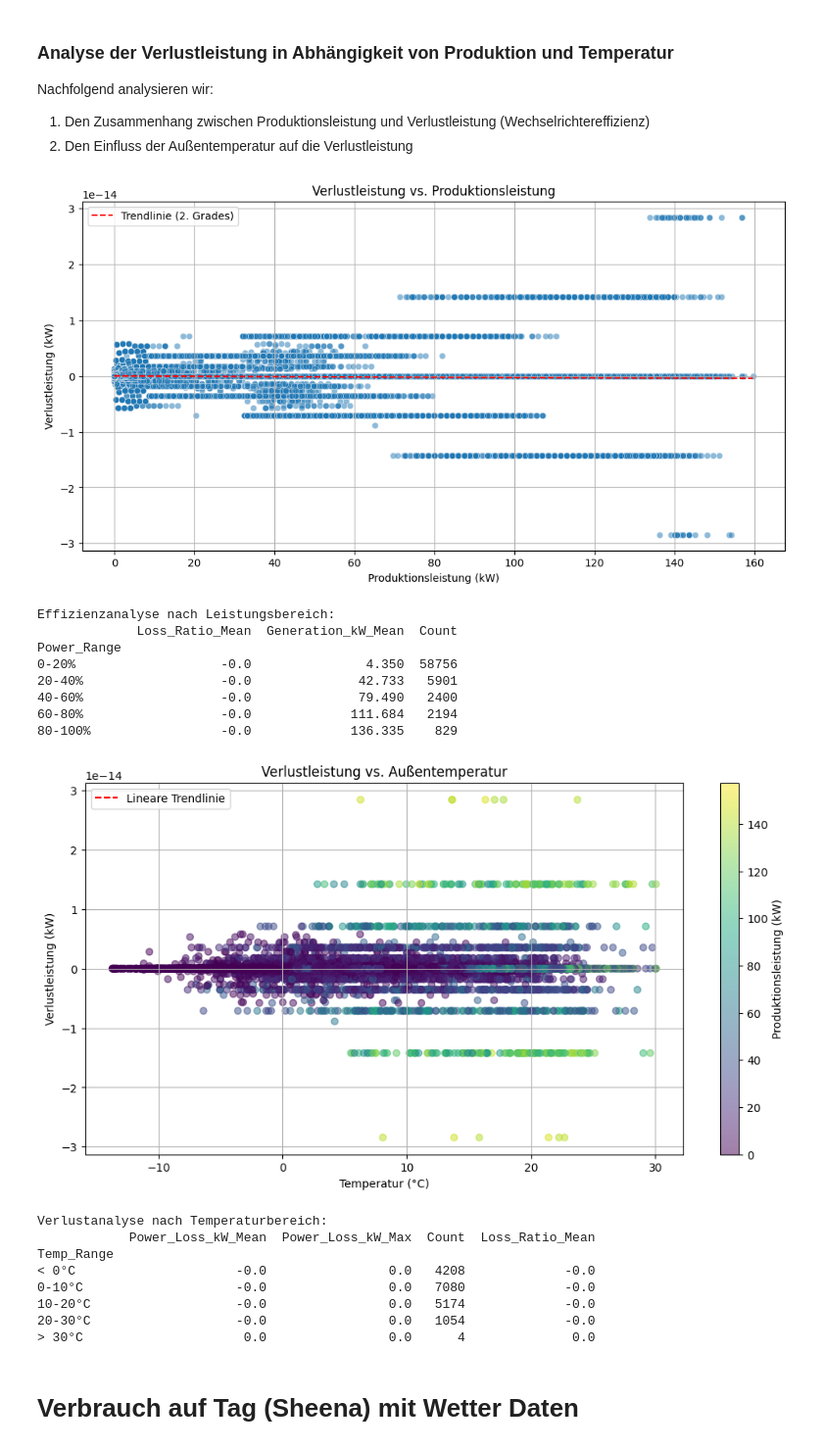
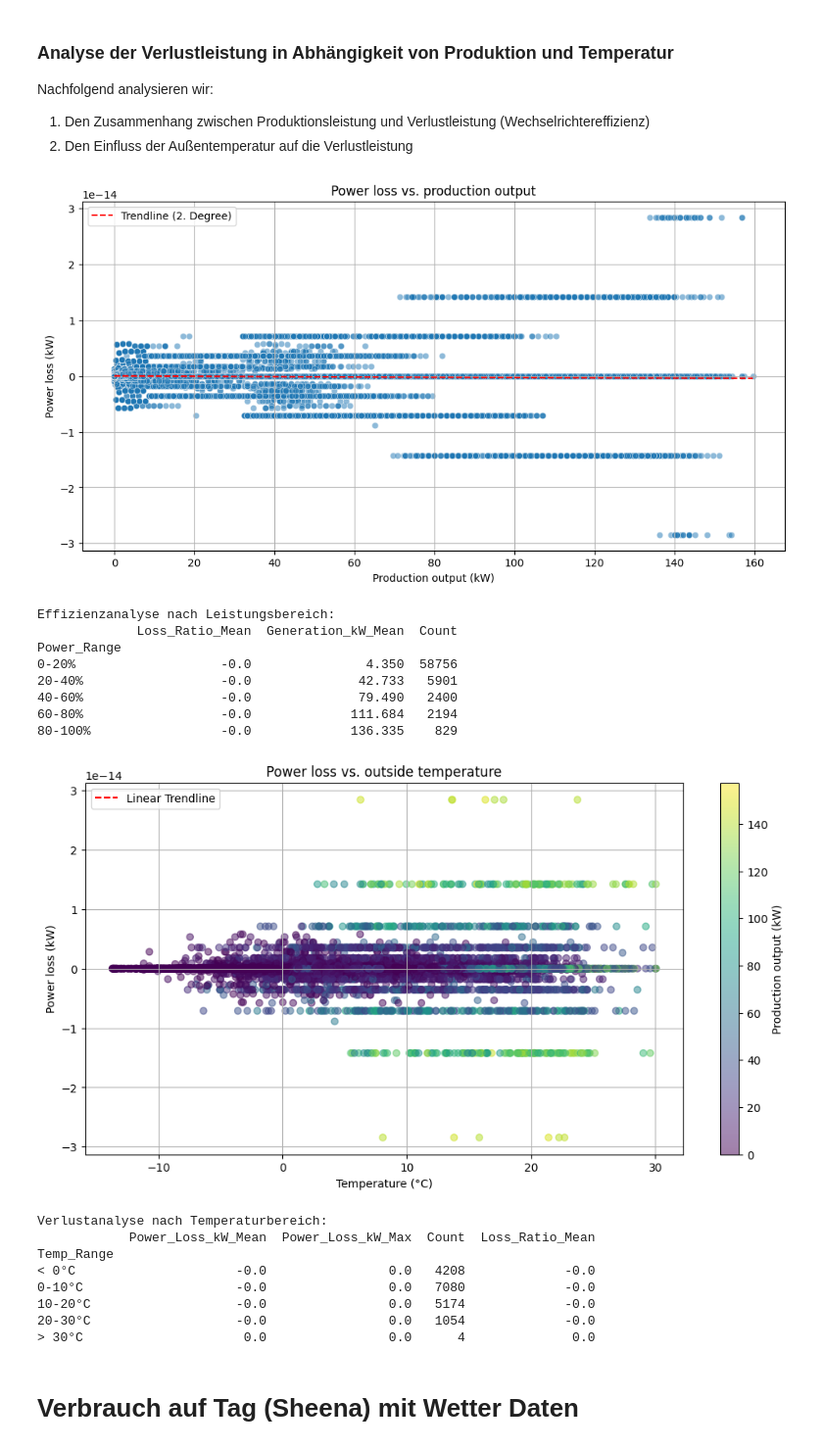
Before and after one commit to abishanaru/PV-Optimisation, a Jupyter notebook: main.ipynb, the cells around one changed output. Shown at 98% size. Drawn from its saved outputs; the diff is of its cells as text; code cells hidden in the pictures.

```diff
--- a/main.ipynb
+++ b/main.ipynb
@@ -282,10 +280,10 @@ x_plot = np.linspace(x.min(), x.max(), 200)
 x_plot_scaled = (x_plot - x_mean) / x_std
 y_plot = poly_quad(x_plot_scaled)
 
-plt.plot(x_plot, y_plot, 'r--', label='Trendlinie (2. Grades)')
-plt.title('Verlustleistung vs. Produktionsleistung')
-plt.xlabel('Produktionsleistung (kW)')
-plt.ylabel('Verlustleistung (kW)')
+plt.plot(x_plot, y_plot, 'r--', label='Trendline (2. Degree)')
+plt.title('Power loss vs. production output')
+plt.xlabel('Production output (kW)')
+plt.ylabel('Power loss (kW)')
 plt.legend()
 plt.grid(True)
 plt.show()
@@ -338,45 +336,45 @@ try:
         cmap='viridis',
         alpha=0.5
     )
-    plt.colorbar(sc, label='Produktionsleistung (kW)')
+    plt.colorbar(sc, label='Production output (kW)')
 
     # Lineare Trendlinie
     coeffs_lin = np.polyfit(df_merged['temperature'], df_merged['Power_Loss_kW'], 1)
     poly_lin   = np.poly1d(coeffs_lin)
     x_temp = np.sort(df_merged['temperature'])
-    plt.plot(x_temp, poly_lin(x_temp), 'r--', label='Lineare Trendlinie')
+    plt.plot(x_temp, poly_lin(x_temp), 'r--', label='Linear Trendline')
 
-    plt.title('Verlustleistung vs. Außentemperatur')
-    plt.xlabel('Temperatur (°C)')
-    plt.ylabel('Verlustleistung (kW)')
+    plt.title('Power loss vs. outside temperature')
+    plt.xlabel('Temperature (°C)')
+    plt.ylabel('Power loss (kW)')
     plt.legend()
     plt.grid(True)
     plt.show()
 
     # Temperaturbereich-Analyse
     temp_bins   = [-np.inf, 0, 10, 20, 30, np.inf]
     temp_labels = ['< 0°C', '0-10°C', '10-20°C', '20-30°C', '> 30°C']
     df_merged['Temp_Range'] = pd.cut(
         df_merged['temperature'],
         bins=temp_bins,
         labels=temp_labels,
         include_lowest=True
     )
 
     temp_analysis = df_merged.groupby('Temp_Range', observed=False).agg(
         Power_Loss_kW_Mean = ('Power_Loss_kW', 'mean'),
         Power_Loss_kW_Max  = ('Power_Loss_kW', 'max'),
         Count              = ('Power_Loss_kW', 'count'),
         Loss_Ratio_Mean    = ('Loss_Ratio', 'mean')
     ).round(3)
 
     print('\nVerlustanalyse nach Temperaturbereich:')
     print(temp_analysis)
 
 except Exception as e:
     print(f'Fehler beim Laden/Verarbeiten der Wetterdaten: {e}')
 # %% [output]
-[figure, old version]
+[figure, new version]
 Effizienzanalyse nach Leistungsbereich:
              Loss_Ratio_Mean  Generation_kW_Mean  Count
 Power_Range
@@ -385,7 +383,7 @@ Power_Range
 40-60%                  -0.0              79.490   2400
 60-80%                  -0.0             111.684   2194
 80-100%                 -0.0             136.335    829
-[figure, old version]
+[figure, new version]
 Verlustanalyse nach Temperaturbereich:
             Power_Loss_kW_Mean  Power_Loss_kW_Max  Count  Loss_Ratio_Mean
 Temp_Range
```
Also changed, not shown: parts of 7 cells of this notebook.
